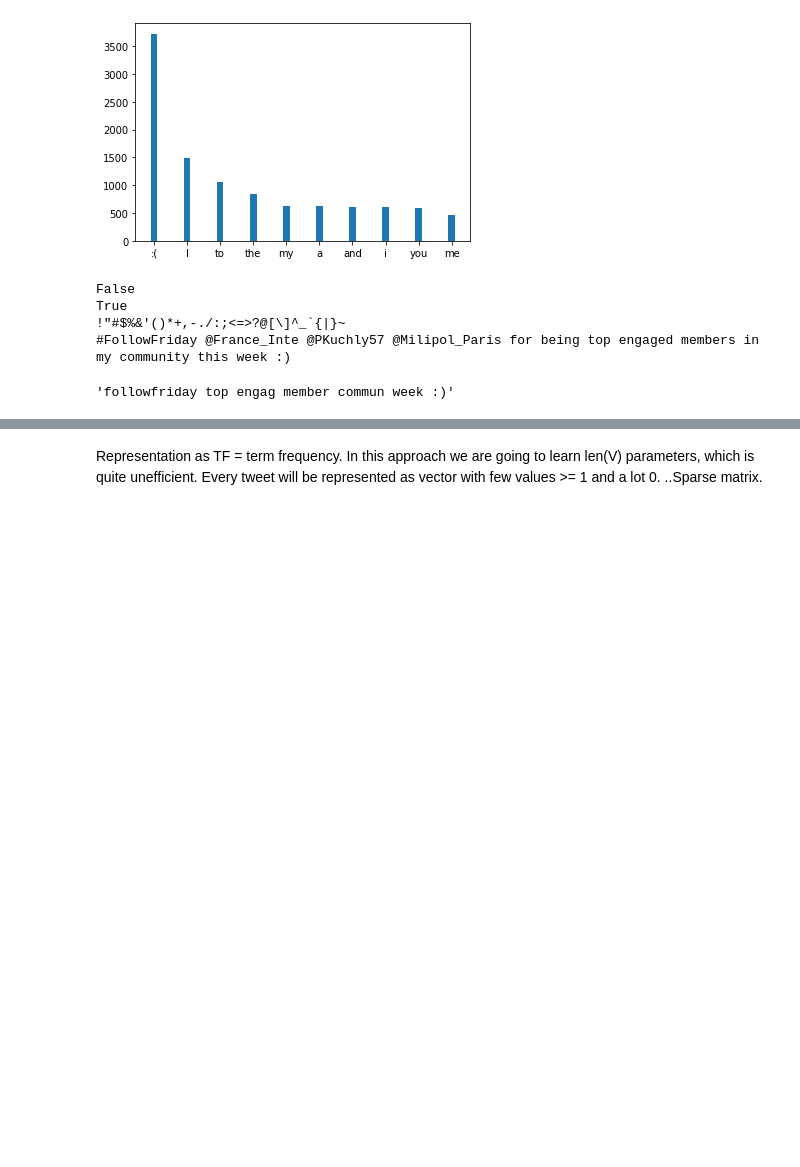
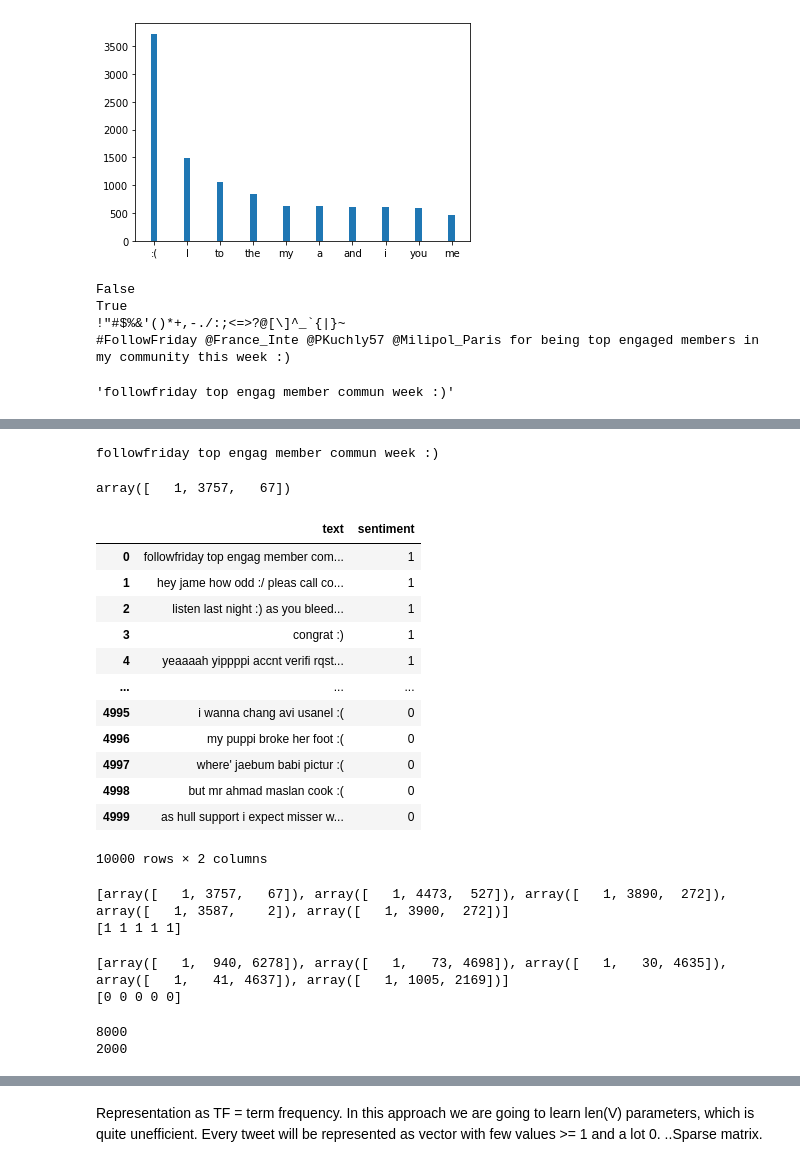
Before and after one commit to pro0255/NLP, a Jupyter notebook: jupyters/Week 1/LogisticRegression/TweetSentiment.ipynb, the cells around one changed output, grey strips where cells are left out. Cells and saved outputs as stored; diff of their text form; code cells hidden in the pictures; blank space fills up the shorter version.

Commit message:
analysis contains tf representation and analysis with kind of own information extraction

```diff
--- a/jupyters/Week 1/LogisticRegression/TweetSentiment.ipynb
+++ b/jupyters/Week 1/LogisticRegression/TweetSentiment.ipynb
@@ -188,0 +233,25 @@ True
+# %%
+test_values_information_extraction = positive.text.values[0]
+
+print(test_values_information_extraction)
+information_extraction(test_values_information_extraction)
+# %% [output]
+followfriday top engag member commun week :)
+array([   1, 3757,   67])
+# %%
+merged = pd.concat([positive, negative])
+merged
+# %% [output]
+|  | text | sentiment |
+| 0 | followfriday top engag member com... | 1 |
+| 1 | hey jame how odd :/ pleas call co... | 1 |
+| 2 | listen last night :) as you bleed... | 1 |
+| 3 | congrat :) | 1 |
+| 4 | yeaaaah yippppi accnt verifi rqst... | 1 |
+| ... | ... | ... |
+| 4995 | i wanna chang avi usanel :( | 0 |
+| 4996 | my puppi broke her foot :( | 0 |
+| 4997 | where' jaebum babi pictur :( | 0 |
+| 4998 | but mr ahmad maslan cook :( | 0 |
+| 4999 | as hull support i expect misser w... | 0 |
+10000 rows × 2 columns
@@ -188,0 +265,14 @@ True
+# %%
+#POSITIVE
+print(X[:n_values])
+print(y[:n_values])
+# %% [output]
+[array([   1, 3757,   67]), array([   1, 4473,  527]), array([   1, 3890,  272]), array([   1, 3587,    2]), array([   1, 3900,  272])]
+[1 1 1 1 1]
+# %%
+#NEGATIVE
+print(X[-n_values: len(X)])
+print(y[-n_values: len(y)])
+# %% [output]
+[array([   1,  940, 6278]), array([   1,   73, 4698]), array([   1,   30, 4635]), array([   1,   41, 4637]), array([   1, 1005, 2169])]
+[0 0 0 0 0]
@@ -188,0 +281,10 @@ True
+# %%
+TEST_SIZE_SET = 0.2
+
+X_train, X_test, y_train, y_test = train_test_split(X, y, test_size=TEST_SIZE_SET)
+
+print(len(X_train))
+print(len(X_test))
+# %% [output]
+8000
+2000
```
Also changed, not shown: parts of 27 cells of this notebook.
